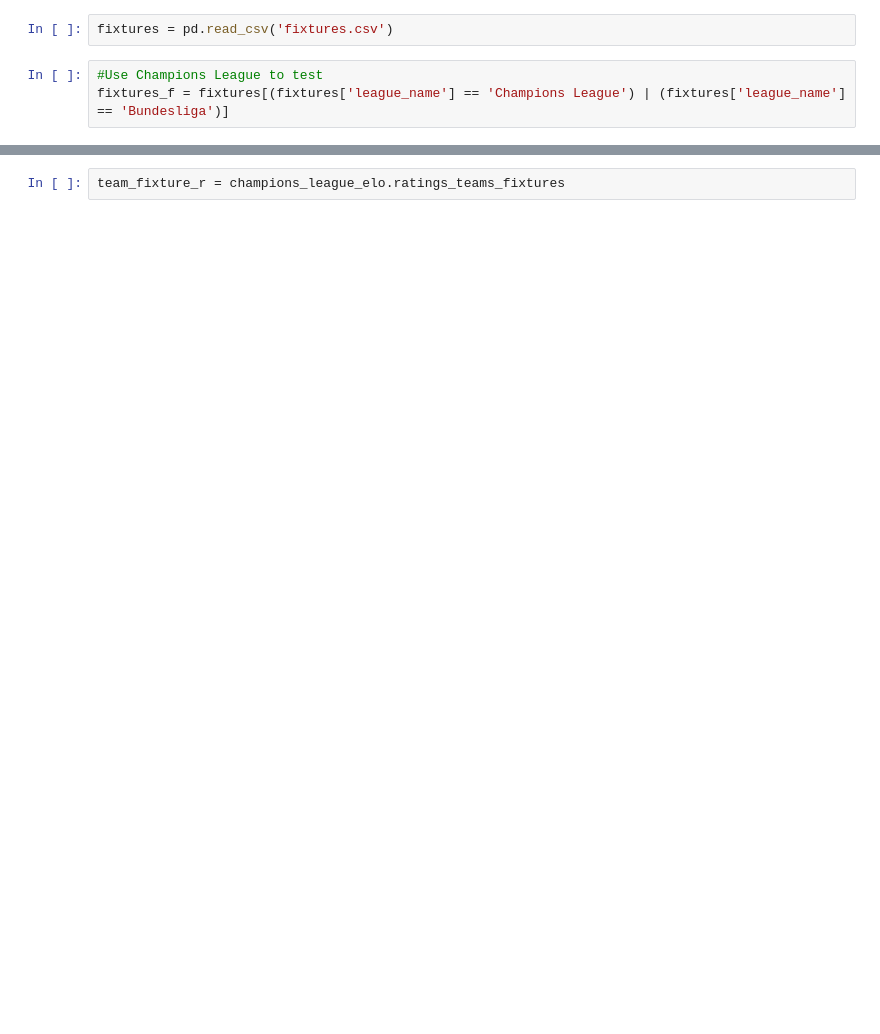
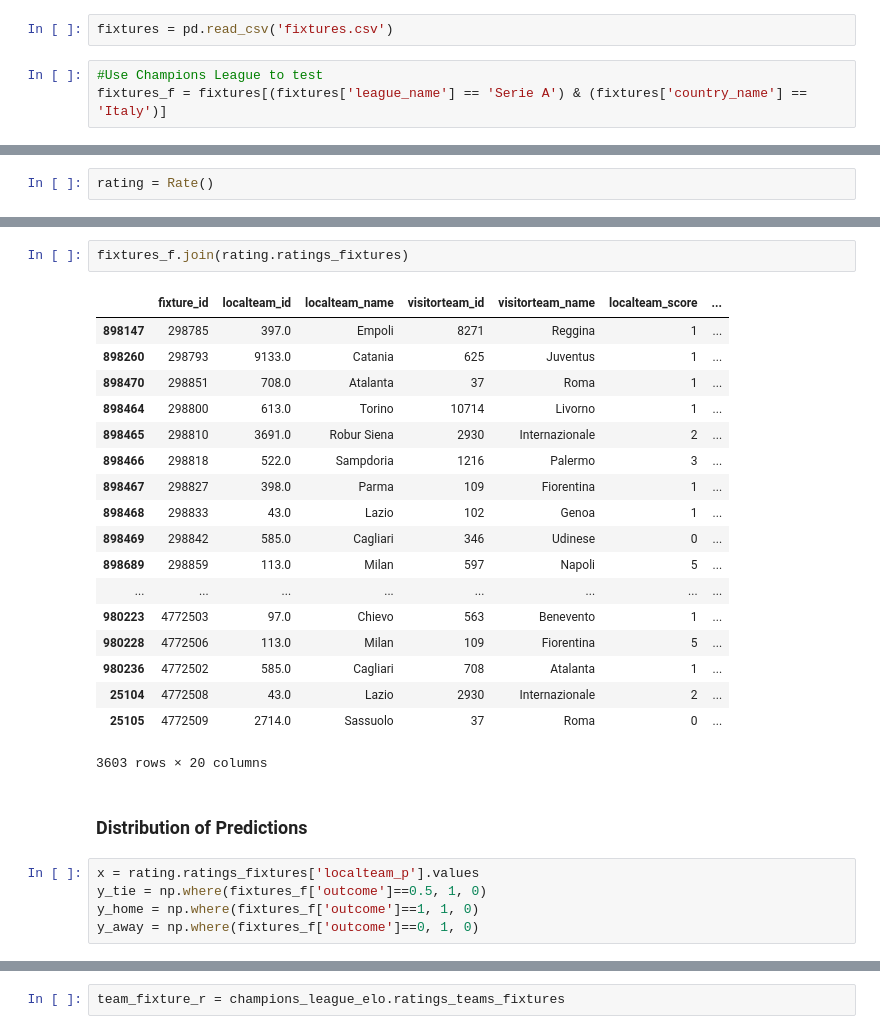
Before and after one commit to calestini/rating-systems, a Jupyter notebook: elo_test.ipynb, the cells around one changed output, grey strips where cells are left out. Saved outputs shown, nothing was run; the diff lists cells and outputs as text; blank space fills up the shorter version.

Commit message:
added Glicko ratings

```diff
--- a/elo_test.ipynb
+++ b/elo_test.ipynb
@@ -17,4 +35,4 @@ from ratings import Elo
 fixtures = pd.read_csv('fixtures.csv')
 # %%
 #Use Champions League to test
-fixtures_f = fixtures[(fixtures['league_name'] == 'Champions League') | (fixtures['league_name'] == 'Bundesliga')]
+fixtures_f = fixtures[(fixtures['league_name'] == 'Serie A') & (fixtures['country_name'] == 'Italy')]
@@ -49,0 +39,2 @@ champions_league_elo.ratings_teams
+# %%
+rating = Rate()
@@ -49,0 +84,28 @@ champions_league_elo.ratings_teams
+# %%
+fixtures_f.join(rating.ratings_fixtures)
+# %% [output]
+|  | fixture_id | localteam_id | localteam_name | visitorteam_id | visitorteam_name | localteam_score | ... |
+| 898147 | 298785 | 397.0 | Empoli | 8271 | Reggina | 1 | ... |
+| 898260 | 298793 | 9133.0 | Catania | 625 | Juventus | 1 | ... |
+| 898470 | 298851 | 708.0 | Atalanta | 37 | Roma | 1 | ... |
+| 898464 | 298800 | 613.0 | Torino | 10714 | Livorno | 1 | ... |
+| 898465 | 298810 | 3691.0 | Robur Siena | 2930 | Internazionale | 2 | ... |
+| 898466 | 298818 | 522.0 | Sampdoria | 1216 | Palermo | 3 | ... |
+| 898467 | 298827 | 398.0 | Parma | 109 | Fiorentina | 1 | ... |
+| 898468 | 298833 | 43.0 | Lazio | 102 | Genoa | 1 | ... |
+| 898469 | 298842 | 585.0 | Cagliari | 346 | Udinese | 0 | ... |
+| 898689 | 298859 | 113.0 | Milan | 597 | Napoli | 5 | ... |
+| ... | ... | ... | ... | ... | ... | ... | ... |
+| 980223 | 4772503 | 97.0 | Chievo | 563 | Benevento | 1 | ... |
+| 980228 | 4772506 | 113.0 | Milan | 109 | Fiorentina | 5 | ... |
+| 980236 | 4772502 | 585.0 | Cagliari | 708 | Atalanta | 1 | ... |
+| 25104 | 4772508 | 43.0 | Lazio | 2930 | Internazionale | 2 | ... |
+| 25105 | 4772509 | 2714.0 | Sassuolo | 37 | Roma | 0 | ... |
+3603 rows × 20 columns
+# %% [markdown]
+### Distribution of Predictions
+# %%
+x = rating.ratings_fixtures['localteam_p'].values
+y_tie = np.where(fixtures_f['outcome']==0.5, 1, 0)
+y_home = np.where(fixtures_f['outcome']==1, 1, 0)
+y_away = np.where(fixtures_f['outcome']==0, 1, 0)
```
Also changed, not shown: parts of 23 cells of this notebook, 7 other files.
